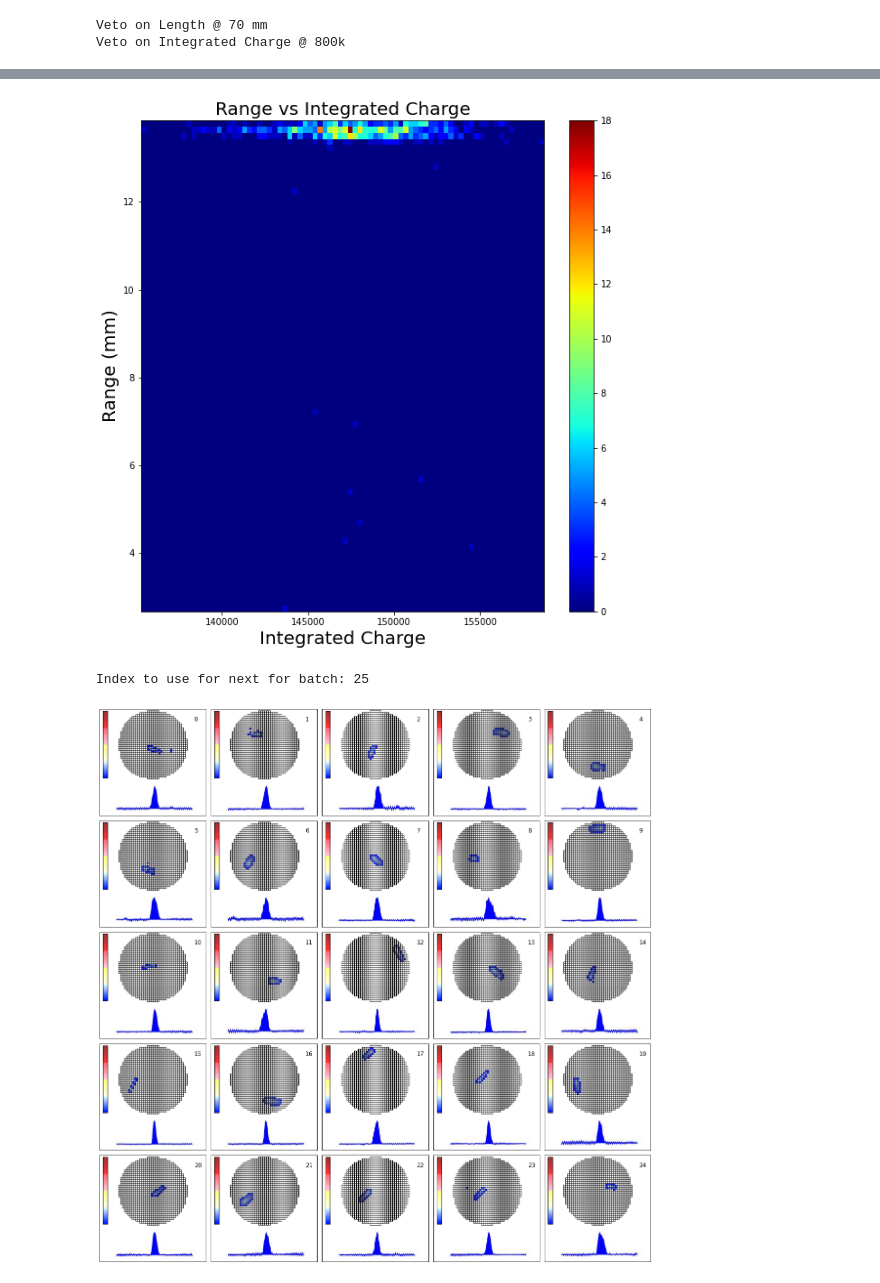
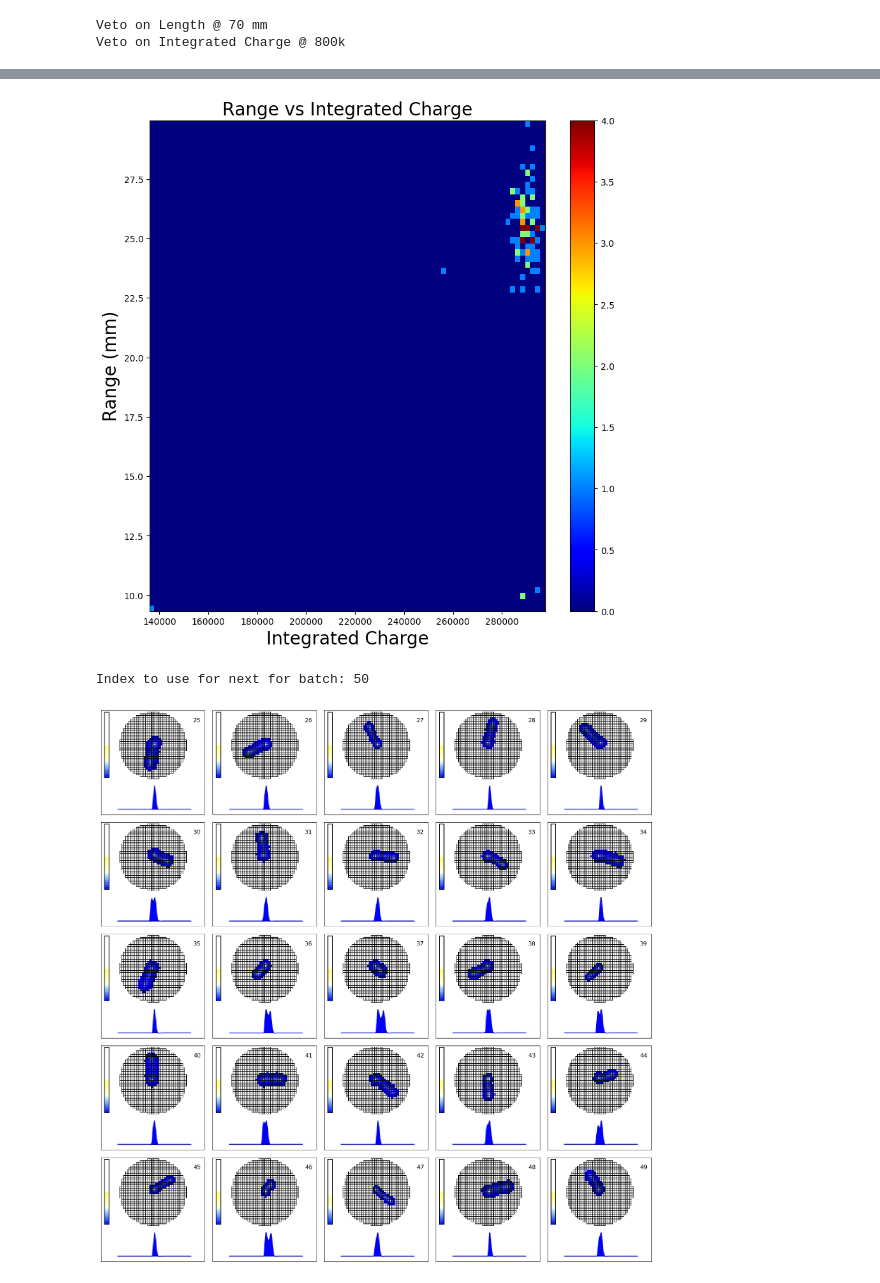
Before and after one commit to Jaros24/GAPA, a Jupyter notebook: Analysis/traces.ipynb, the cells around one changed output, grey strips where cells are left out. Saved outputs shown, nothing was run; the diff lists cells and outputs as text; code cells hidden in the pictures.

```diff
--- a/Analysis/traces.ipynb
+++ b/Analysis/traces.ipynb
@@ -17,7 +17,7 @@ import scipy
 # %%
 # H5 file to read
 h5_path = "/mnt/analysis/e17023/Adam/GADGET2/simOutput/"
-f = h5py.File(h5_path + '273_800p.h5', 'r')
+f = h5py.File(h5_path + 'var116.h5', 'r')
 h5file = f
 # %%
 class HiddenPrints:
@@ -294,7 +294,7 @@ g.show()
 
 plt.show()
 # %% [output]
-[figure, old version]
+[figure, new version]
 # %%
 def make_grid():
     """
@@ -453,3 +413,34 @@ def fill_energy_bar(pad_plane, tot_energy):
+# %%
+def tot_energy_to_mev(tot_energy):
+	"""Convert tot_energy to energy in MeV using the line of best fit."""
+	# Calculate the gradient and y-intercept for the line of best fit
+	x1, y1 = 156745, 0.806 # Calibration values
+	x2, y2 = 320842, 1.679
+	gradient = (y2 - y1) / (x2 - x1)
+	y_intercept = y1 - gradient * x1
+	return gradient * tot_energy + y_intercept
+# %%
+def fill_energy_bar(pad_plane, tot_energy):
+	"""
+	Fills the energy bar where the amount of pixels fired and the color corresponds to the energy of the track
+	Max pixel_range should be 28 (7 rows for each color), so need to adjust accordingly.
+	"""
+	# Calculate the energy in MeV
+	energy_mev = tot_energy_to_mev(tot_energy)
+	# Calculate the proportion of the energy bar that should be filled
+	proportion_filled = energy_mev / 3
+	# Calculate how many rows should be filled
+	total_rows = math.floor(proportion_filled * 28)
+	# Fill the energy bar one row at a time
+	if total_rows > 0:
+		pad_plane = blue_range(pad_plane, rows=min(total_rows, 7))
+	if total_rows > 7:
+		pad_plane = yellow_range(pad_plane, rows=min(total_rows-7, 7))
+	if total_rows > 14:
+		pad_plane = orange_range(pad_plane, rows=min(total_rows-14, 7))
+	if total_rows > 21:
+		pad_plane = red_range(pad_plane, rows=min(total_rows-21, 7))
+	return pad_plane
 # %%
 def trace_image(padplane_image, trace):
     """
@@ -495,7 +486,7 @@ def trace_image(padplane_image, trace):
     trace = trace - baseline
 
     # ADD NOISE TO TRACE
-    ADD_NOISE = True
+    ADD_NOISE = False # new processing of real data makes this unnecessary
     if ADD_NOISE == True:
         # noise of frequency ~0.25 with random phase
         noise_peak = np.sin(np.linspace(0, 2*np.pi*len(trace)*random.gauss(2.49815e-1, -8.27021e-3), len(trace)) + random.random()*2*np.pi)
@@ -697,28 +688,28 @@ def track_main(h5file, threshold):
 # %%
 # View grid of images
 NUM_ROWS = 5
 IMGs_IN_ROW = 5
 f, ax = plt.subplots(NUM_ROWS, IMGs_IN_ROW, figsize=(16,16))
 
-index = 0
+index = 25
 
 for i in range(10):
     for j in range(10):
         try:
             ax[i][j].imshow(image[index])
             ax[i][j].tick_params(top=False, bottom=False, left=False, right=False, labelleft=False, labelbottom=False)
             ax[i][j].annotate(f'{index}', xy = (0.89, 0.89), xycoords = "axes fraction", fontsize =12)
             index += 1
         except:
             break
 
 print(f'Index to use for next for batch: {index}')
 plt.tight_layout()
 
 # save grid of images to file
 plt.savefig('image_grid.png', dpi=300, bbox_inches='tight')
 
 plt.show()
 # %% [output]
-Index to use for next for batch: 25
+Index to use for next for batch: 50
-[figure, old version]
+[figure, new version]
```
Also changed, not shown: parts of 4 cells of this notebook, 20 other files.
